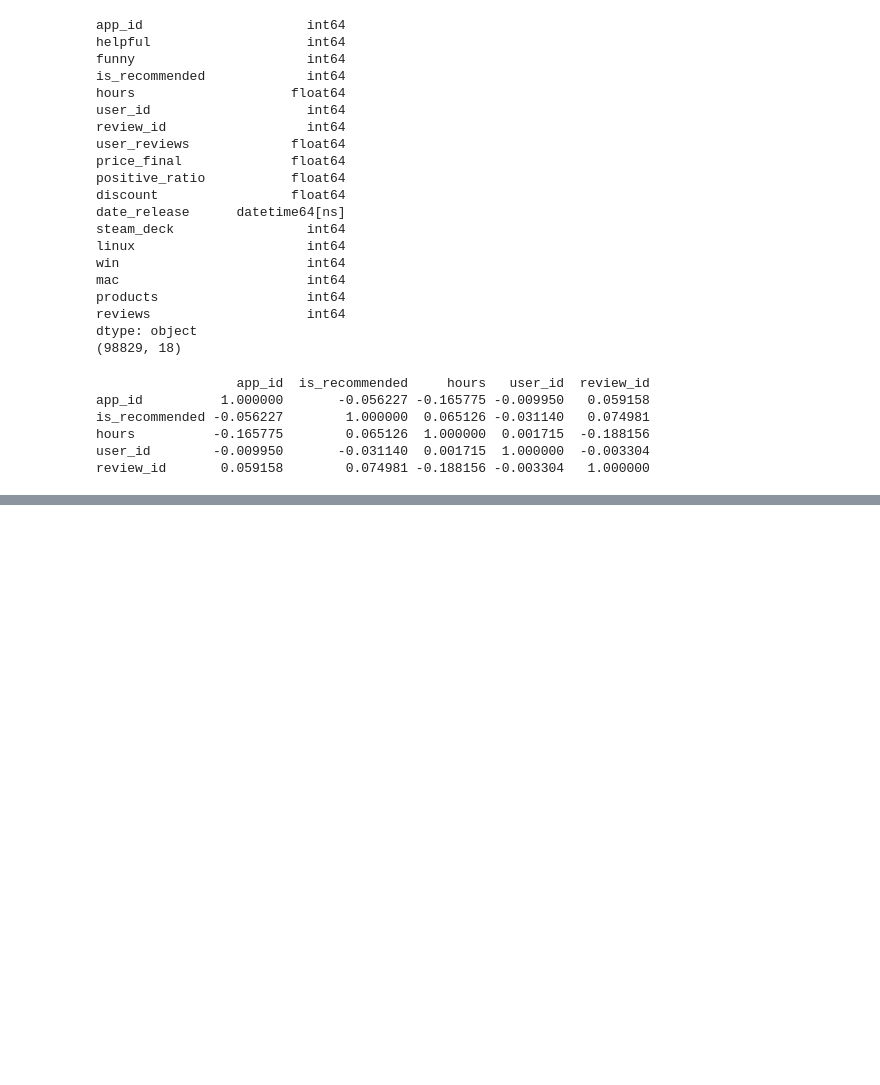
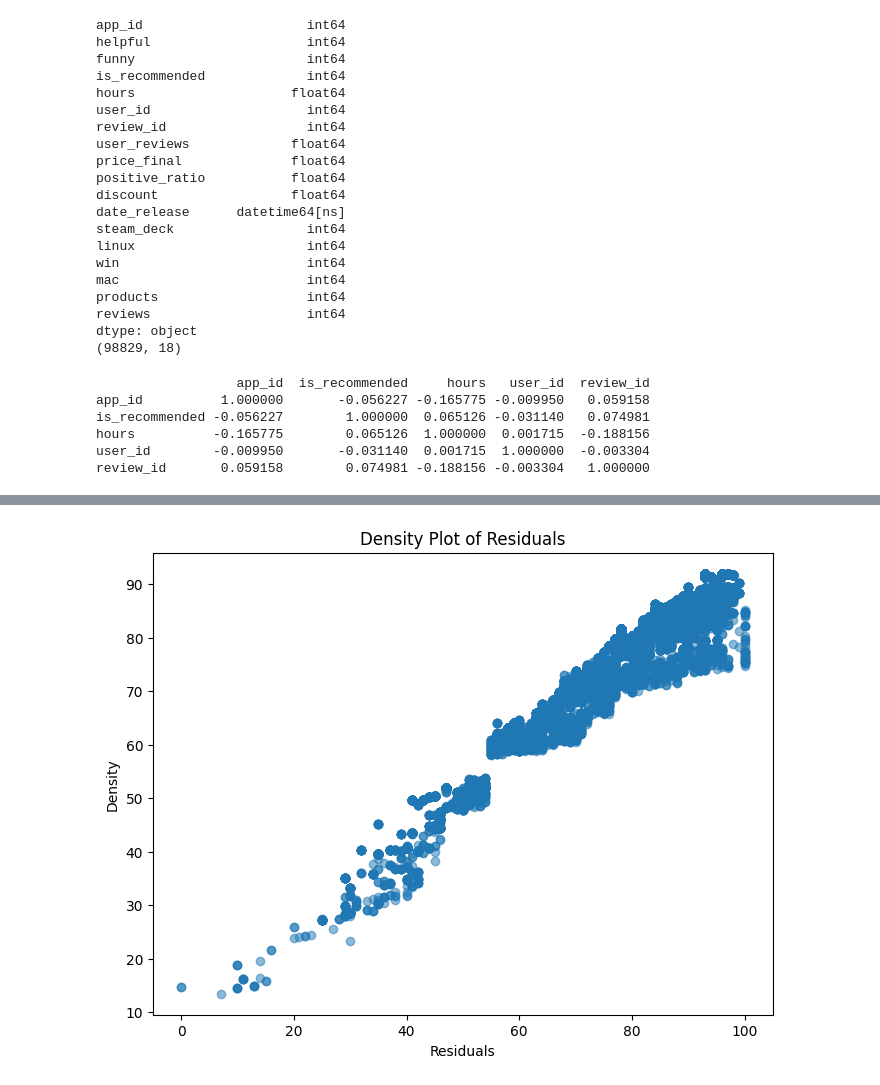
Before and after one commit to khanhsvan/someCollab, a Jupyter notebook: new.ipynb, the cells around one changed output, grey strips where cells are left out. Cells and saved outputs as stored; diff of their text form; code cells hidden in the pictures; blank space fills up the shorter version.

```diff
--- a/new.ipynb
+++ b/new.ipynb
@@ -336,2 +323,11 @@ for cluster_id in range(num_clusters):
+# %%
+plt.figure(figsize=(8, 6))
+plt.scatter(y_test, y_pred_rf_oversampled, alpha=0.5)
+plt.title('Density Plot of Residuals')
+plt.xlabel('Residuals')
+plt.ylabel('Density')
+plt.show()
+# %% [output]
+[figure, added]
 # %%
 
```
Also changed, not shown: parts of 26 cells of this notebook.
